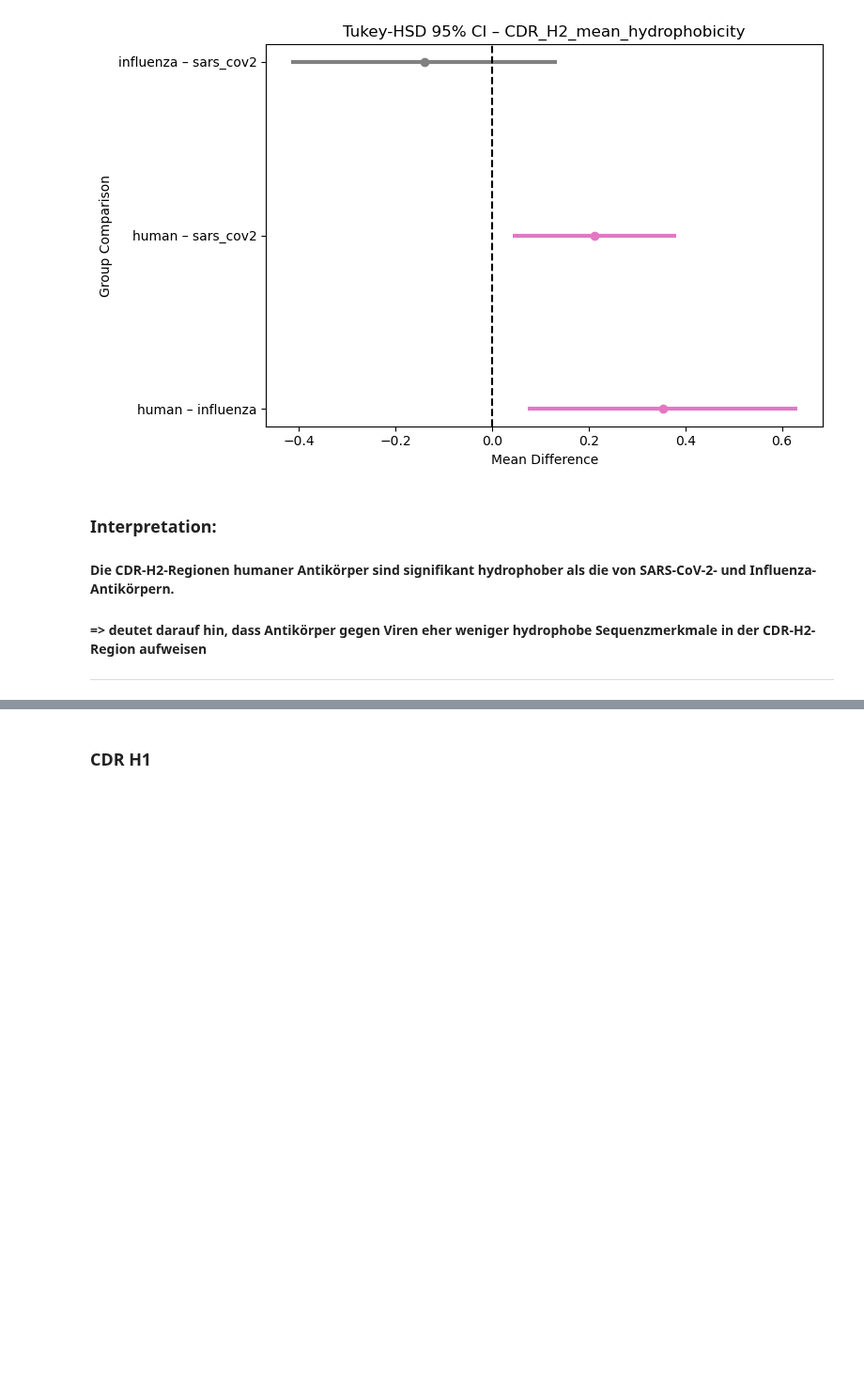
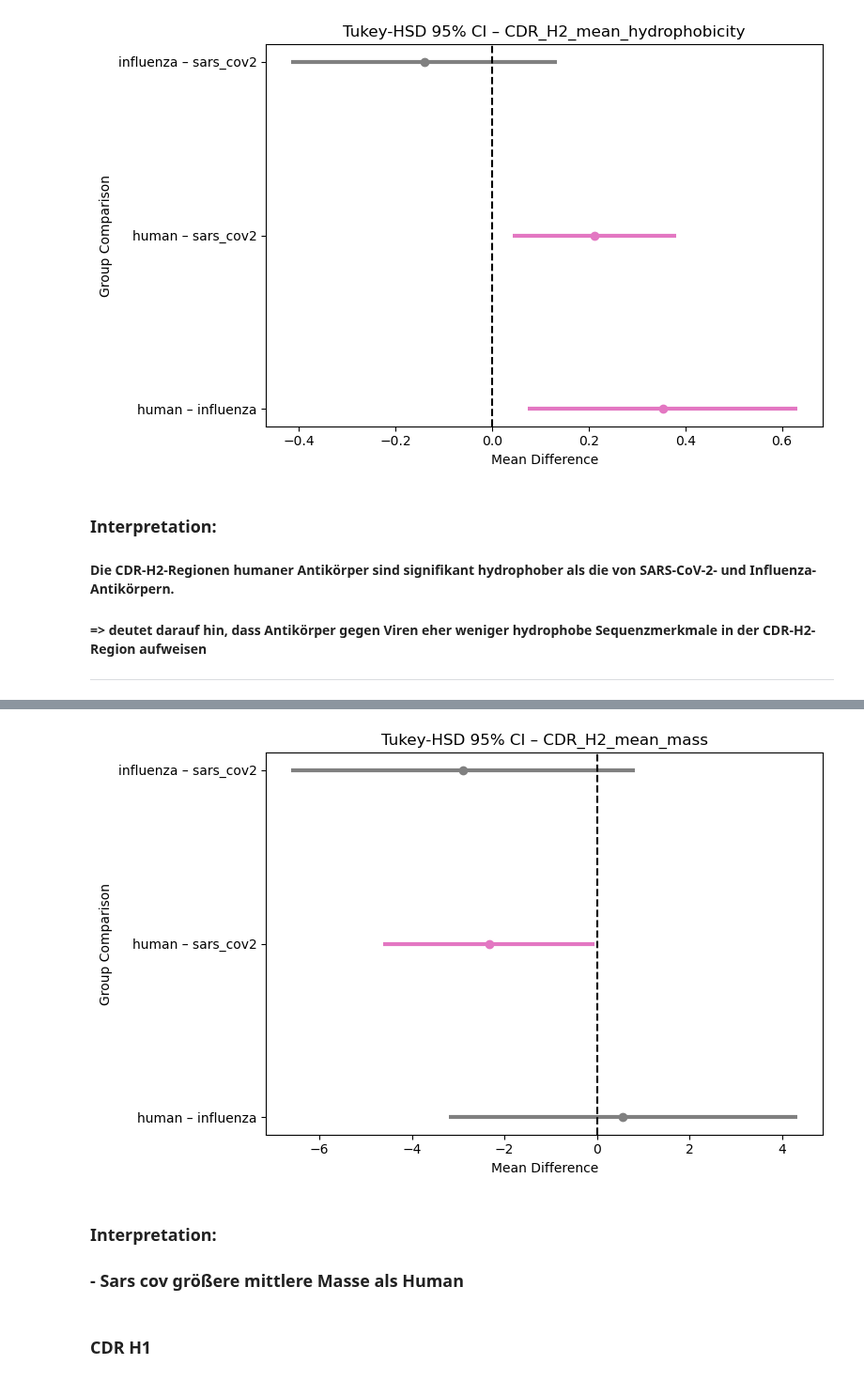
Before and after one commit to datascience-2025-group4/group04-team02, a Jupyter notebook: dataanalysis/04_compare_all.ipynb, the cells around one changed output, grey strips where cells are left out. Shown at 94% size. Drawn from its saved outputs; the diff is of its cells as text; code cells hidden in the pictures; blank space fills up the shorter version.

```diff
--- a/dataanalysis/04_compare_all.ipynb
+++ b/dataanalysis/04_compare_all.ipynb
@@ -862,3 +973,47 @@ plt.show()
+# %%
+# Daten laden
+df = pd.read_csv("all_data.tsv", sep="\t")
+column = 'CDR_H2_mean_mass'
+
+# Nur gültige Werte auswählen
+df_clean = df[[column, "source"]].dropna()
+
+# Tukey-HSD-Test durchführen
+tukey = pairwise_tukeyhsd(endog=df_clean[column], groups=df_clean["source"], alpha=0.05)
+summary_df = pd.DataFrame(data=tukey.summary().data[1:], columns=tukey.summary().data[0])
+
+# Datentypen korrekt setzen
+summary_df["meandiff"] = summary_df["meandiff"].astype(float)
+summary_df["lower"] = summary_df["lower"].astype(float)
+summary_df["upper"] = summary_df["upper"].astype(float)
+summary_df["reject"] = summary_df["reject"].astype(bool)
+
+# Farbzuweisung NUR nach Signifikanz
+def get_color(row):
+    return "tab:pink" if row["reject"] else "gray"
+
+summary_df["color"] = summary_df.apply(get_color, axis=1)
+
+# Plot erstellen
+plt.figure(figsize=(8, 5))
+for i, row in summary_df.iterrows():
+    plt.hlines(y=i, xmin=row["lower"], xmax=row["upper"], color=row["color"], lw=3)
+    plt.plot(row["meandiff"], i, 'o', color=row["color"])
+
+plt.axvline(x=0, color="black", linestyle="--")
+plt.yticks(range(len(summary_df)), [
+    f"{row['group1']} – {row['group2']}" for _, row in summary_df.iterrows()
+])
+plt.title(f"Tukey-HSD 95% CI – {column}")
+plt.xlabel("Mean Difference")
+plt.ylabel("Group Comparison")
+plt.tight_layout()
+plt.show()
+# %% [output]
+[figure, added]
+# %% [markdown]
+### Interpretation:
+### - Sars cov größere mittlere Masse als Human
 # %% [markdown]
 ### CDR H1
 # %%
```
Also changed, not shown: parts of 8 cells of this notebook, 4 other files.
